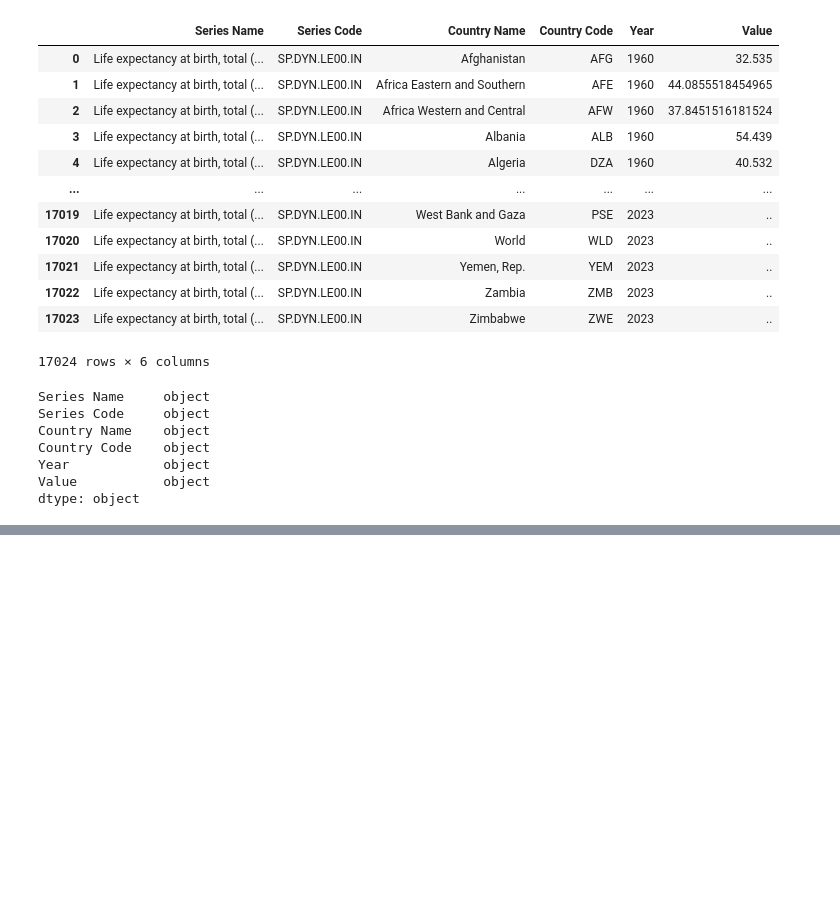
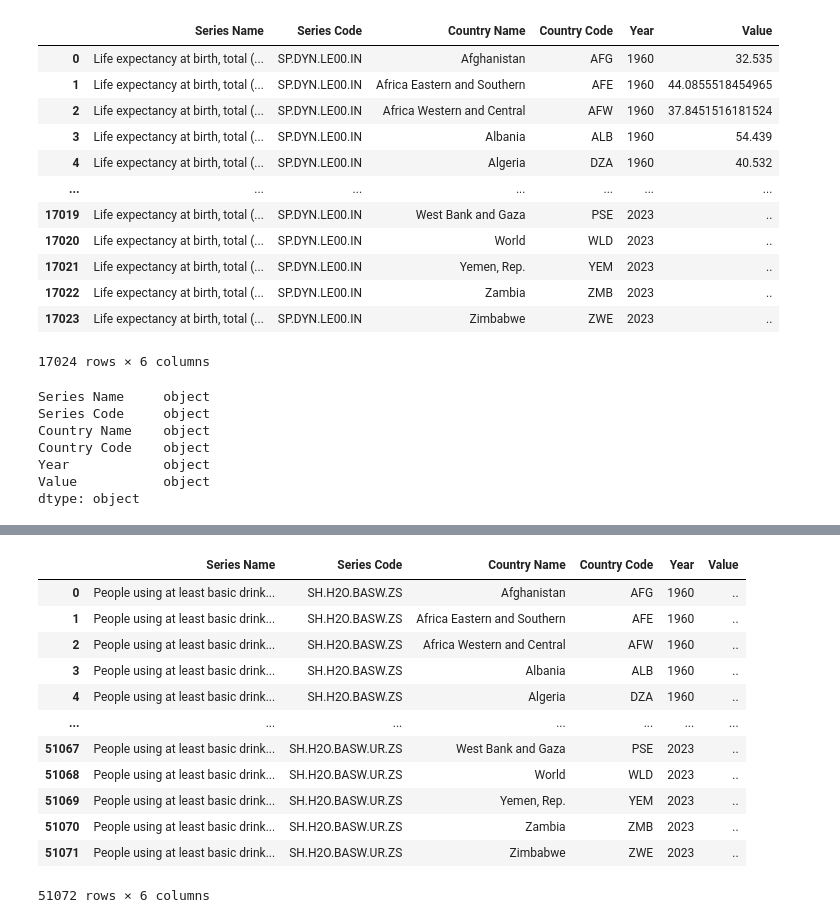
Before and after one commit to jimiok/infoviz, a Jupyter notebook: analysis.ipynb, the cells around one changed output, grey strips where cells are left out. Saved outputs shown, nothing was run; the diff lists cells and outputs as text; code cells hidden in the pictures; blank space fills up the shorter version.

Commit message:
Added direct link, saved data wrangling

```diff
--- a/analysis.ipynb
+++ b/analysis.ipynb
@@ -259,0 +276,29 @@ df_new = pd.read_csv('wb_water.csv')
+# %%
+
+
+# Convert to long format
+df_long_new = pd.melt(df_new,
+                  id_vars=['Series Name', 'Series Code', 'Country Name', 'Country Code'],
+                  var_name='Year',
+                  value_name='Value')
+
+# Clean the 'Year' column to remove the '[YRxxxx]' part
+df_long_new['Year'] = df_long_new['Year'].str.extract('(\d{4})')
+
+# Display the long format DataFrame
+# %%
+df_long_new
+# %% [output]
+|  | Series Name | Series Code | Country Name | Country Code | Year | Value |
+| 0 | People using at least basic drink... | SH.H2O.BASW.ZS | Afghanistan | AFG | 1960 | .. |
+| 1 | People using at least basic drink... | SH.H2O.BASW.ZS | Africa Eastern and Southern | AFE | 1960 | .. |
+| 2 | People using at least basic drink... | SH.H2O.BASW.ZS | Africa Western and Central | AFW | 1960 | .. |
+| 3 | People using at least basic drink... | SH.H2O.BASW.ZS | Albania | ALB | 1960 | .. |
+| 4 | People using at least basic drink... | SH.H2O.BASW.ZS | Algeria | DZA | 1960 | .. |
+| ... | ... | ... | ... | ... | ... | ... |
+| 51067 | People using at least basic drink... | SH.H2O.BASW.UR.ZS | West Bank and Gaza | PSE | 2023 | .. |
+| 51068 | People using at least basic drink... | SH.H2O.BASW.UR.ZS | World | WLD | 2023 | .. |
+| 51069 | People using at least basic drink... | SH.H2O.BASW.UR.ZS | Yemen, Rep. | YEM | 2023 | .. |
+| 51070 | People using at least basic drink... | SH.H2O.BASW.UR.ZS | Zambia | ZMB | 2023 | .. |
+| 51071 | People using at least basic drink... | SH.H2O.BASW.UR.ZS | Zimbabwe | ZWE | 2023 | .. |
+51072 rows × 6 columns
```
Also changed, not shown: parts of 5 cells of this notebook, 1 other file.
